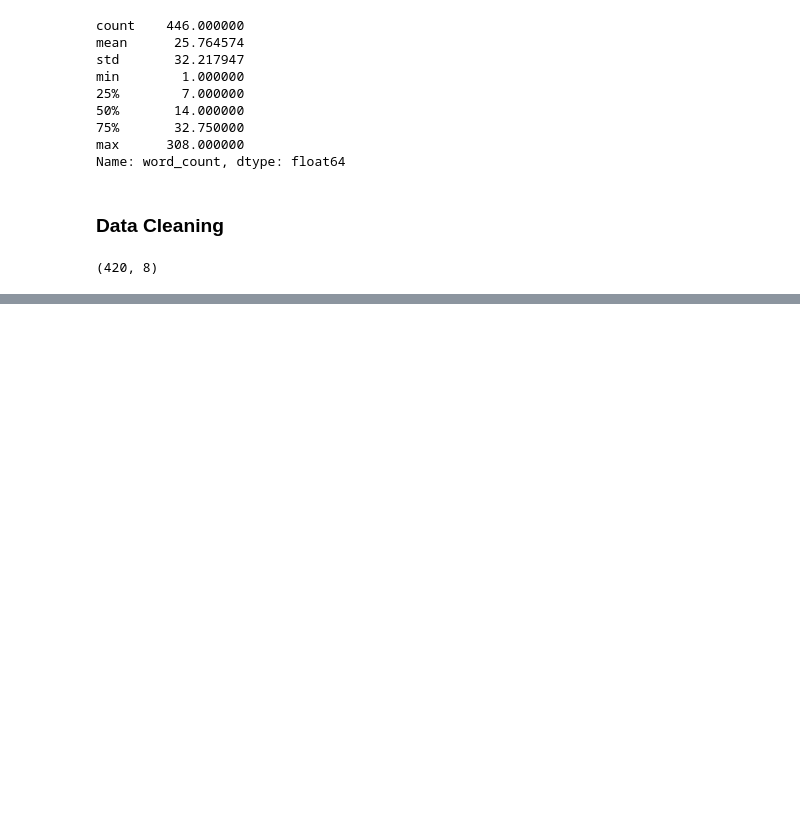
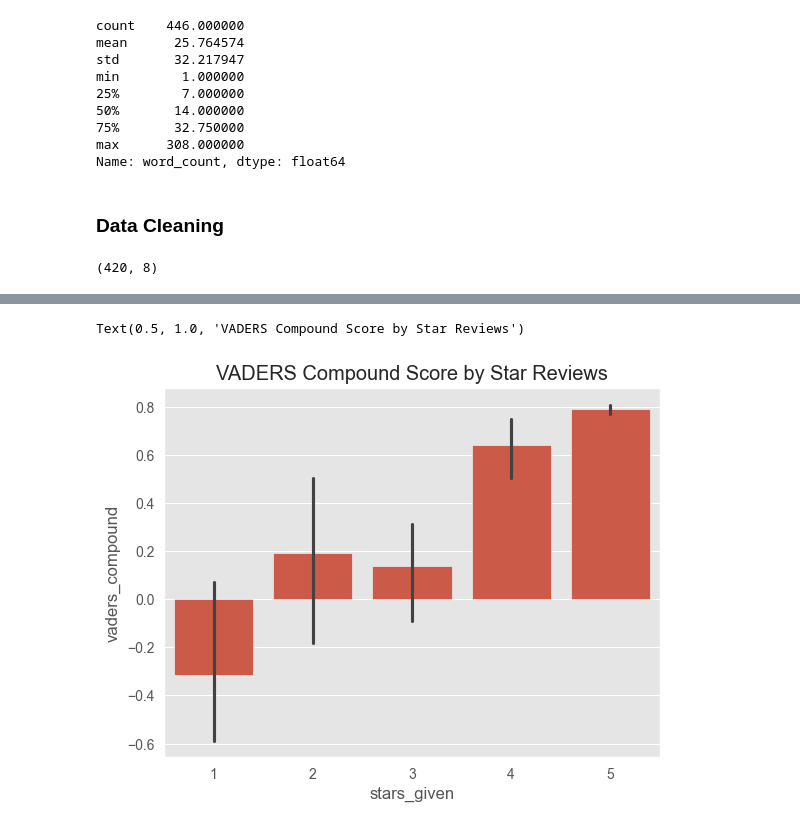
Before and after one commit to ezralinnan/RuralTheatreReviewsNLP, a Jupyter notebook: review_nlp.ipynb, the cells around one changed output, grey strips where cells are left out. Cells and saved outputs as stored; diff of their text form; code cells hidden in the pictures; blank space fills up the shorter version.

```diff
--- a/review_nlp.ipynb
+++ b/review_nlp.ipynb
@@ -157,0 +164,11 @@ df.head()
+# %%
+res = {}
+for i, row in tqdm(df.iterrows(), total=len(df)):
+    text = row['light_clean_review']
+    res[i] = sia.polarity_scores(text)
+
+
+vaders = pd.DataFrame(res).T
+vaders = vaders.merge(df, left_index=True, right_index=True, how='left')
+vaders = vaders.rename(columns={'neg' : 'vaders_neg', 'neu' : 'vaders_neu', 'pos' : 'vaders_pos', 'compound' : 'vaders_compound'})
+vaders.head()
@@ -157,0 +182,11 @@ df.head()
+# %%
+from sklearn.metrics import mean_squared_error
+
+vaders["predicted_stars"] = ((vaders['vaders_compound'] + 1) * 2) + 1
+
+rmse_vaders = np.sqrt(mean_squared_error(
+    vaders["stars_given"],
+    vaders["predicted_stars"]
+))
+
+float(rmse_vaders)
@@ -157,0 +315,6 @@ df.head()
+# %%
+ax = sns.barplot(data=vaders, x="stars_given", y="vaders_compound")
+ax.set_title("VADERS Compound Score by Star Reviews")
+# %% [output]
+Text(0.5, 1.0, 'VADERS Compound Score by Star Reviews')
+[figure, added]
```
Also changed, not shown: parts of 18 cells of this notebook.
